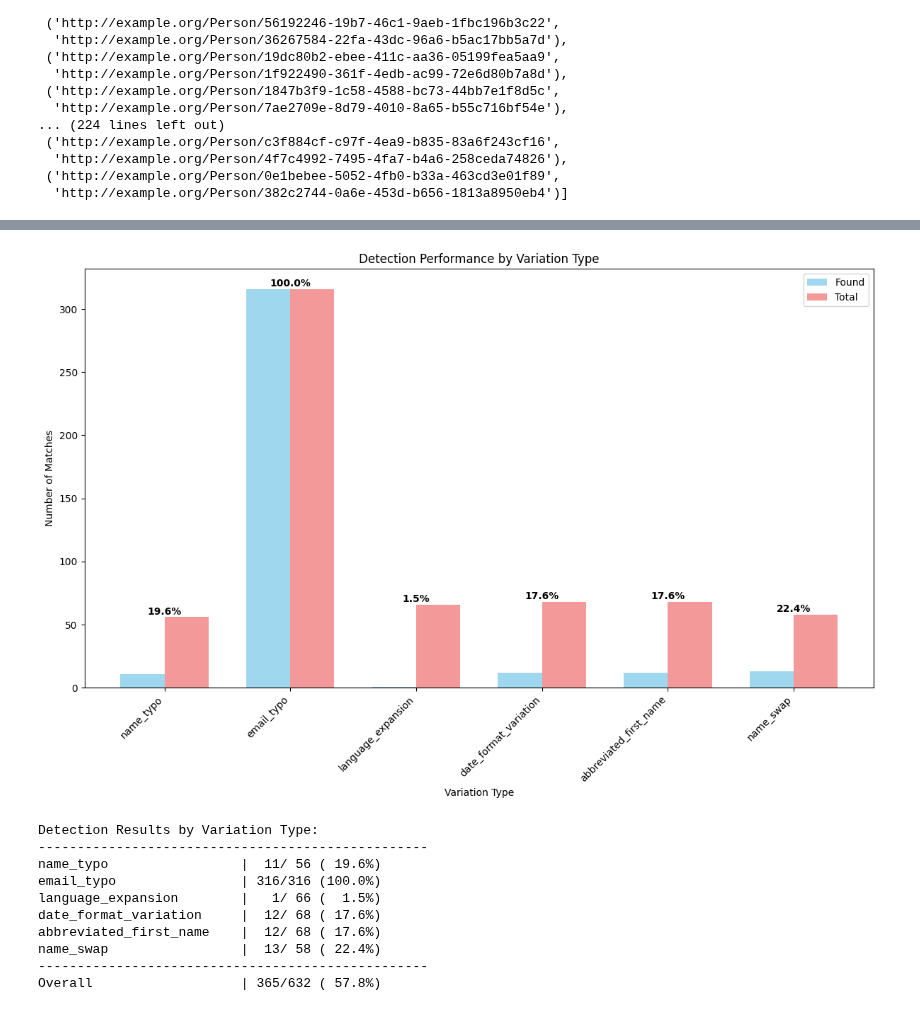
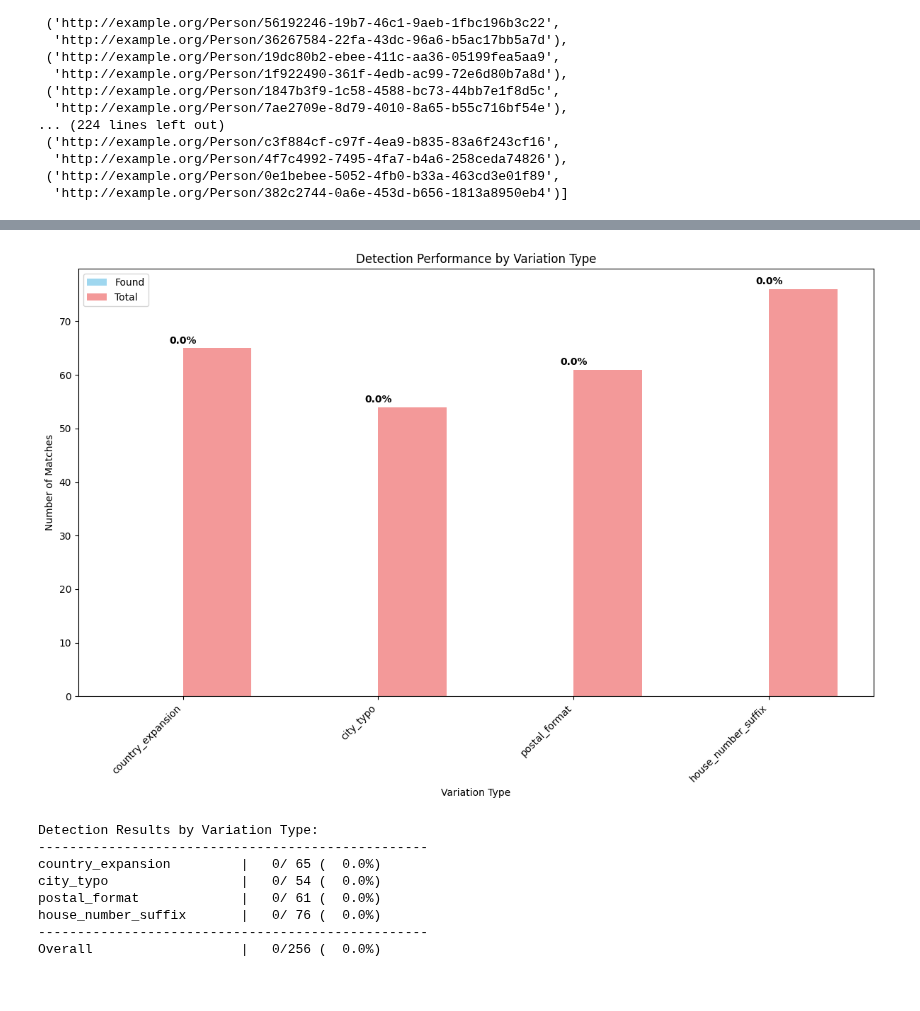
Before and after one commit to Timszy/entity-deduplication-hack-main, a Jupyter notebook: Run_dedupe.ipynb, the cells around one changed output, grey strips where cells are left out. Saved outputs shown, nothing was run; the diff lists cells and outputs as text; code cells hidden in the pictures.

Commit message:
Dedupe works for address implementing it for other types should be feasible

```diff
--- a/Run_dedupe.ipynb
+++ b/Run_dedupe.ipynb
@@ -169,4 +170,5 @@ person_variations = golden_standard_subset_var[
     (golden_standard_subset_var['entity_type'] == 'HealthcarePersonnel')
 ]
 
-person_variations
+address_variations = golden_standard_subset_var[
+    golden_standard_subset_var['entity_type'] == 'Address']
@@ -210,8 +198,19 @@ for variation_type in person_variations['variation_type'].unique():
     count = len(person_variations[person_variations['variation_type'] == variation_type].head(20))
     print(f"{variation_type}: {count} pairs")
 
+GT_address_by_variation = []
+for variation_type in address_variations['variation_type'].unique():
+    variation_pairs = address_variations[address_variations['variation_type'] == variation_type]
 
+    # Take up to 7 pairs for this variation type
+    selected_pairs = variation_pairs.head(7)
 
+    for _, row in selected_pairs.iterrows():
+        GT_address_by_variation.append((
+            f"http://example.org/Address/{row['original_id']}",
+            f"http://example.org/Address/{row['duplicate_id']}"
+        ))
+GT_address = GT_address_by_variation
 GT_HCO = ground_truth_train['HealthcareOrg'][:10] # print first 10 pairs
 
 
@@ -243,7 +242,7 @@ for entity_type in entity_types:
     )
     distinct_pairs[entity_type] = negatives
 
-DP_Ad = distinct_pairs['Address'][:10]
+DP_Ad = distinct_pairs['Address'][:20]
 DP_Person = distinct_pairs['Person'][:100]
 DP_HCO = distinct_pairs['HealthcareOrg'][:10]
 DP_SD = distinct_pairs['ServiceDept'][:10]
@@ -531,8 +516,20 @@ extracted_pairs
 
 golden_pairs = set(
     (a.rsplit('/', 1)[-1], b.rsplit('/', 1)[-1])
-    for a, b in test_GT_Person
+    for a, b in test_GT_Address
 )
 
 
-found = extracted_pairs & golden_pairs
+# Compare golden_pairs and extracted_pairs
+true_positives = golden_pairs & extracted_pairs
+false_positives = extracted_pairs - golden_pairs
+false_negatives = golden_pairs - extracted_pairs
+
+print(f"True Positives: {len(true_positives)}")
+print(f"False Positives: {len(false_positives)}")
+print(f"False Negatives: {len(false_negatives)}")
+
+# Optional: print some examples
+print("\nSample True Positives:", list(true_positives)[:5])
+print("\nSample False Positives:", list(false_positives)[:5])
+print("\nSample False Negatives:", list(false_negatives)[:5])
@@ -574,8 +734,8 @@ for pair in found:
 
 # Calculate totals for each variation type
 variation_totals = {}
-for var_type in person_variations['variation_type'].unique():
-    variation_totals[var_type] = len(person_variations[person_variations['variation_type'] == var_type])
+for var_type in address_variations['variation_type'].unique():
+    variation_totals[var_type] = len(address_variations[address_variations['variation_type'] == var_type])
 
 # Prepare data for plotting
 variation_types = list(variation_totals.keys())
@@ -595,41 +755,39 @@ bars2 = ax.bar([i + width/2 for i in x], total_counts, width, label='Total', alp
 for i, (found, total) in enumerate(zip(found_counts, total_counts)):
     percentage = (found / total * 100) if total > 0 else 0
     ax.text(i, max(found, total) + 0.5, f'{percentage:.1f}%',
             ha='center', va='bottom', fontweight='bold')
 
 ax.set_xlabel('Variation Type')
 ax.set_ylabel('Number of Matches')
 ax.set_title('Detection Performance by Variation Type')
 ax.set_xticks(x)
 ax.set_xticklabels(variation_types, rotation=45, ha='right')
 ax.legend()
 
 plt.tight_layout()
 plt.show()
 
 # Print detailed results
 print("Detection Results by Variation Type:")
 print("-" * 50)
 for var_type in variation_types:
     found_count = found_with_variation.get(var_type, 0)
     total_count = variation_totals[var_type]
     percentage = (found_count / total_count * 100) if total_count > 0 else 0
     print(f"{var_type:25} | {found_count:3d}/{total_count:3d} ({percentage:5.1f}%)")
 
 print("-" * 50)
 total_found = sum(found_counts)
 total_possible = sum(total_counts)
 overall_percentage = (total_found / total_possible * 100) if total_possible > 0 else 0
 print(f"{'Overall':25} | {total_found:3d}/{total_possible:3d} ({overall_percentage:5.1f}%)")
 # %% [output]
-[figure, old version]
+[figure, new version]
 Detection Results by Variation Type:
 --------------------------------------------------
-name_typo                 |  11/ 56 ( 19.6%)
-email_typo                | 316/316 (100.0%)
-language_expansion        |   1/ 66 (  1.5%)
-date_format_variation     |  12/ 68 ( 17.6%)
-abbreviated_first_name    |  12/ 68 ( 17.6%)
-name_swap                 |  13/ 58 ( 22.4%)
+country_expansion         |   0/ 65 (  0.0%)
+city_typo                 |   0/ 54 (  0.0%)
+postal_format             |   0/ 61 (  0.0%)
+house_number_suffix       |   0/ 76 (  0.0%)
 --------------------------------------------------
-Overall                   | 365/632 ( 57.8%)
+Overall                   |   0/256 (  0.0%)
```
Also changed, not shown: parts of 20 cells of this notebook, 6 other files.
